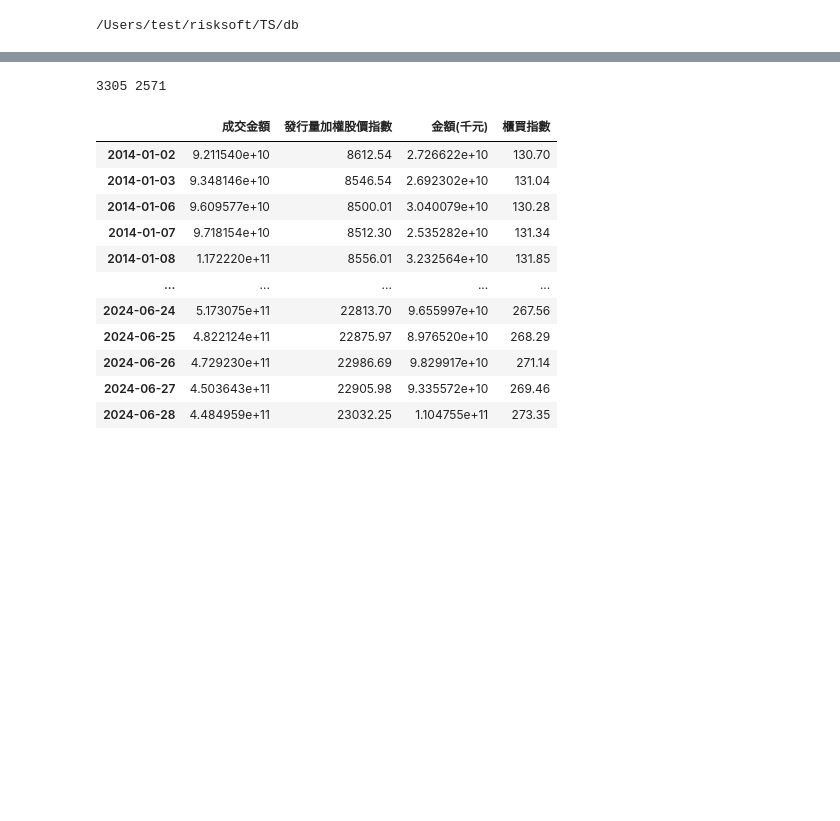
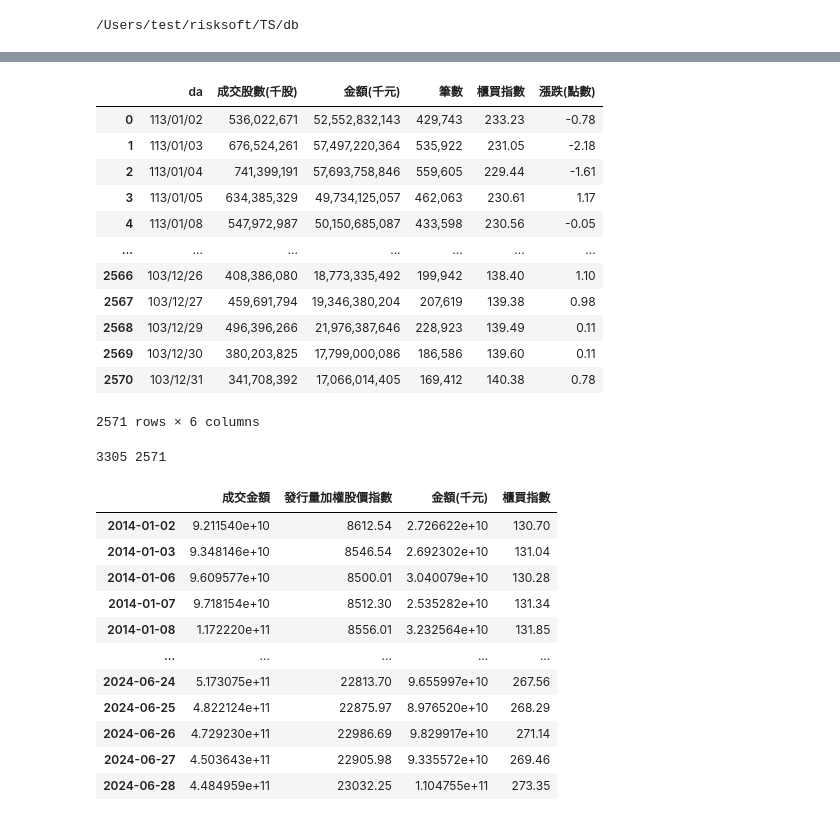
Before and after one commit to tsungyou/TS, a Jupyter notebook: factor/ED/TWSE_volatility_test.ipynb, the cells around one changed output, grey strips where cells are left out. Drawn from its saved outputs; the diff is of its cells as text; code cells hidden in the pictures; blank space fills up the shorter version.

```diff
--- a/factor/ED/TWSE_volatility_test.ipynb
+++ b/factor/ED/TWSE_volatility_test.ipynb
@@ -15,3 +12,20 @@ print(os.getcwd())
+# %%
+df = pd.read_parquet("tw/ind/TWOTCI.parquet")
+df
+# %% [output]
+|  | da | 成交股數(千股) | 金額(千元) | 筆數 | 櫃買指數 | 漲跌(點數) |
+| 0 | 113/01/02 | 536,022,671 | 52,552,832,143 | 429,743 | 233.23 | -0.78 |
+| 1 | 113/01/03 | 676,524,261 | 57,497,220,364 | 535,922 | 231.05 | -2.18 |
+| 2 | 113/01/04 | 741,399,191 | 57,693,758,846 | 559,605 | 229.44 | -1.61 |
+| 3 | 113/01/05 | 634,385,329 | 49,734,125,057 | 462,063 | 230.61 | 1.17 |
+| 4 | 113/01/08 | 547,972,987 | 50,150,685,087 | 433,598 | 230.56 | -0.05 |
+| ... | ... | ... | ... | ... | ... | ... |
+| 2566 | 103/12/26 | 408,386,080 | 18,773,335,492 | 199,942 | 138.40 | 1.10 |
+| 2567 | 103/12/27 | 459,691,794 | 19,346,380,204 | 207,619 | 139.38 | 0.98 |
+| 2568 | 103/12/29 | 496,396,266 | 21,976,387,646 | 228,923 | 139.49 | 0.11 |
+| 2569 | 103/12/30 | 380,203,825 | 17,799,000,086 | 186,586 | 139.60 | 0.11 |
+| 2570 | 103/12/31 | 341,708,392 | 17,066,014,405 | 169,412 | 140.38 | 0.78 |
+2571 rows × 6 columns
 # %%
 twse = pd.read_parquet("tw/ind/TWSE.parquet")
 twotci = pd.read_parquet("tw/ind/TWOTCI.parquet")
```
Also changed, not shown: parts of 1 cell of this notebook, 10 other files.
